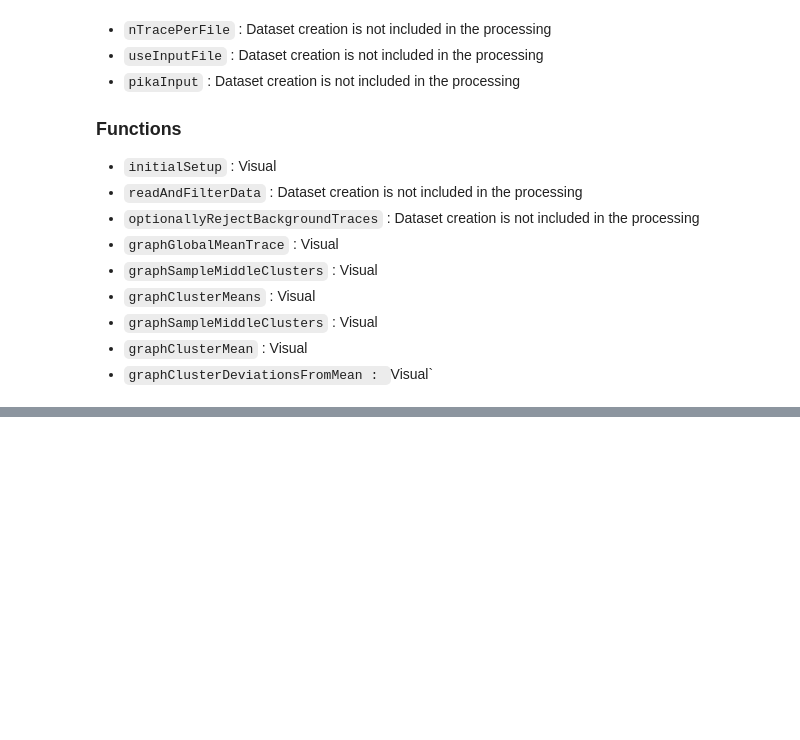
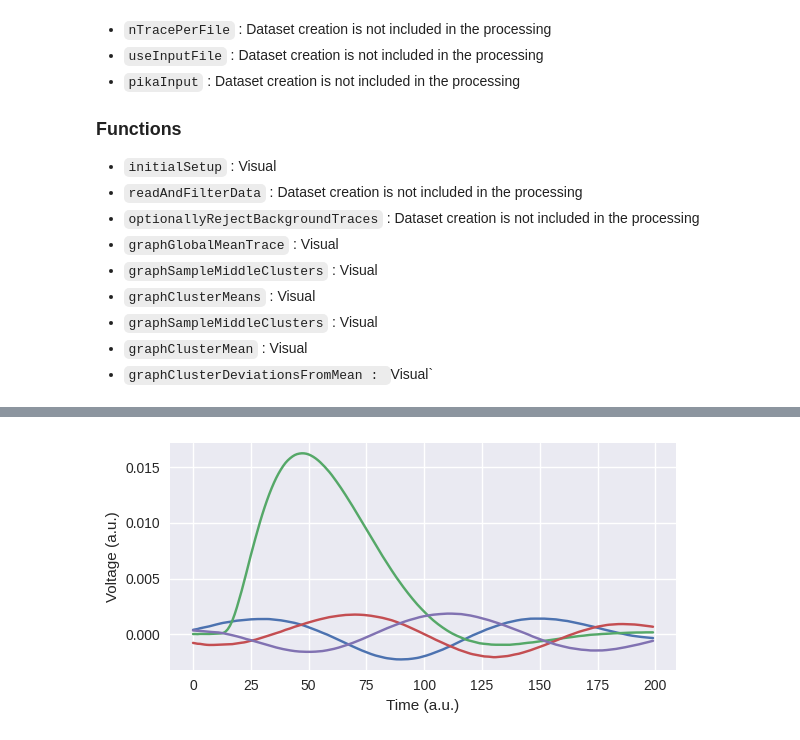
Before and after one commit to polyquantique/Poisson-Inspired-Kmeans, a Jupyter notebook: dev_PIKA.ipynb, the cells around one changed output, grey strips where cells are left out. Cells and saved outputs as stored; diff of their text form; code cells hidden in the pictures; blank space fills up the shorter version.

```diff
--- a/dev_PIKA.ipynb
+++ b/dev_PIKA.ipynb
@@ -733,0 +777,14 @@ ValueError: not enough values to unpack (expected 3, got 2)
+# %%
+km = KMeans(n_clusters=4)
+label = km.fit_transform(data)
+means = km.cluster_centers_
+
+with plt.style.context('seaborn-v0_8'):
+    plt.figure(figsize = (6,3), dpi=100)
+    plt.plot(means.T)
+    plt.ylabel('Voltage (a.u.)')
+    plt.xlabel('Time (a.u.)')
+    plt.tight_layout()
+    plt.show()
+# %% [output]
+[figure, added]
```
Also changed, not shown: parts of 4 cells of this notebook.
